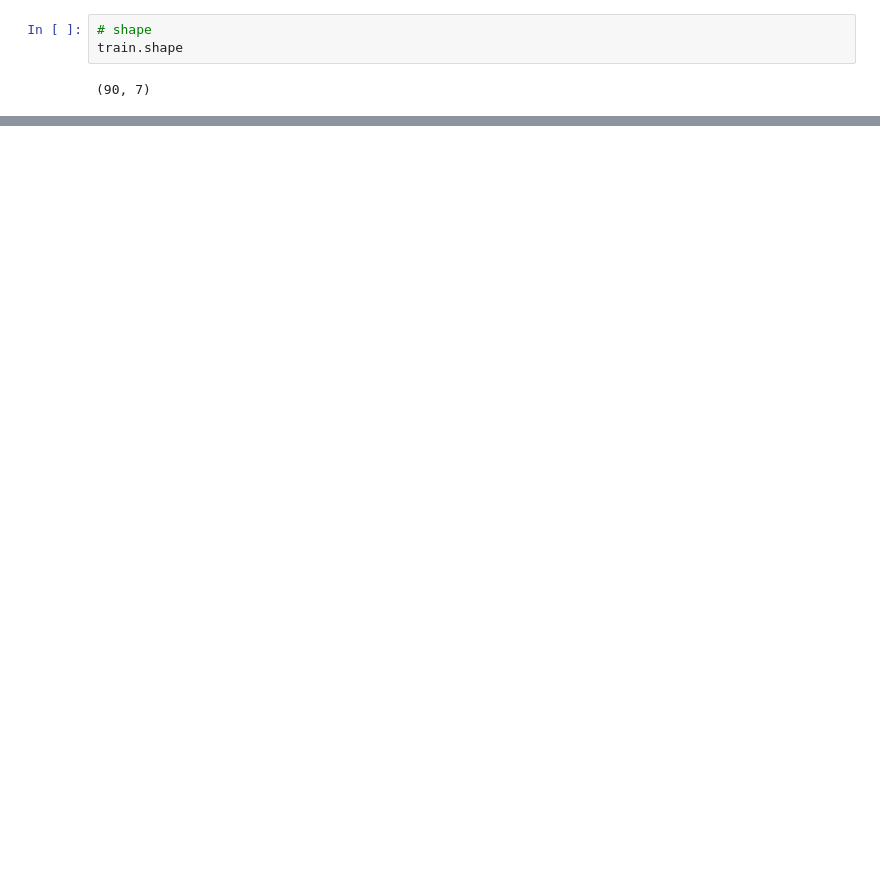
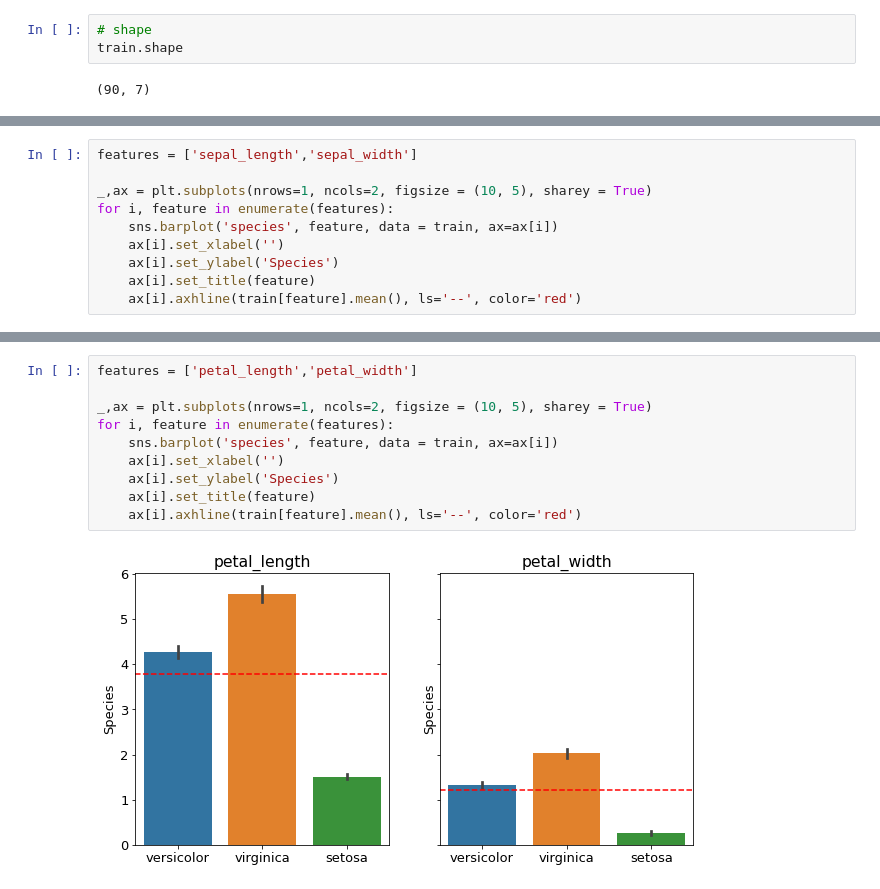
Before and after one commit to patrickamwayi/classification-exercises, a Jupyter notebook: classification-exercises.ipynb, the cells around one changed output, grey strips where cells are left out. Cells and saved outputs as stored; diff of their text form; blank space fills up the shorter version.

```diff
--- a/classification-exercises.ipynb
+++ b/classification-exercises.ipynb
@@ -1091,0 +1094,10 @@ Name: species, dtype: int64
+# %%
+features = ['sepal_length','sepal_width']
+
+_,ax = plt.subplots(nrows=1, ncols=2, figsize = (10, 5), sharey = True)
+for i, feature in enumerate(features):
+    sns.barplot('species', feature, data = train, ax=ax[i])
+    ax[i].set_xlabel('')
+    ax[i].set_ylabel('Species')
+    ax[i].set_title(feature)
+    ax[i].axhline(train[feature].mean(), ls='--', color='red')
@@ -1091,0 +1106,12 @@ Name: species, dtype: int64
+# %%
+features = ['petal_length','petal_width']
+
+_,ax = plt.subplots(nrows=1, ncols=2, figsize = (10, 5), sharey = True)
+for i, feature in enumerate(features):
+    sns.barplot('species', feature, data = train, ax=ax[i])
+    ax[i].set_xlabel('')
+    ax[i].set_ylabel('Species')
+    ax[i].set_title(feature)
+    ax[i].axhline(train[feature].mean(), ls='--', color='red')
+# %% [output]
+[figure, added]
```
Also changed, not shown: parts of 80 cells of this notebook.
